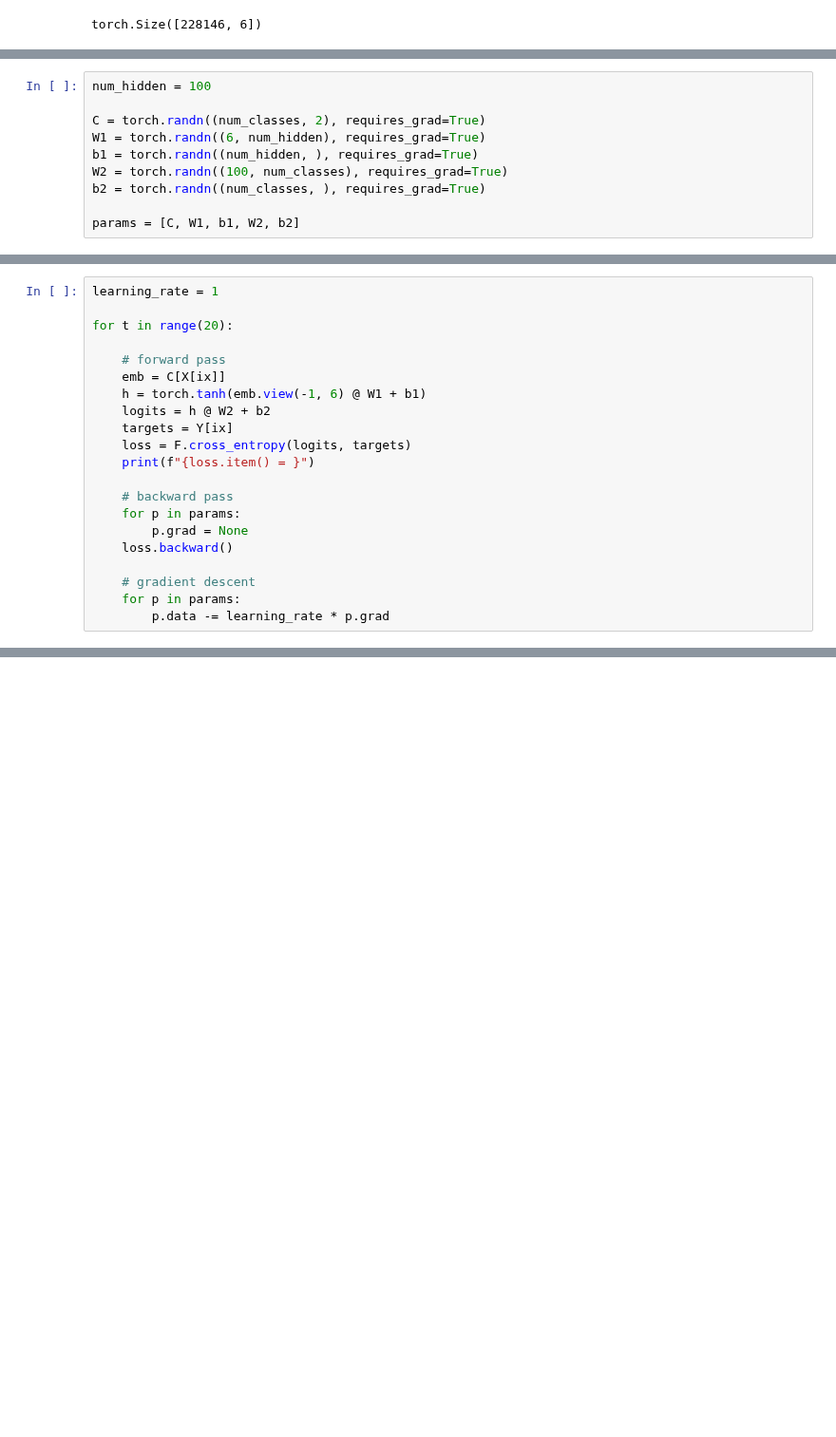
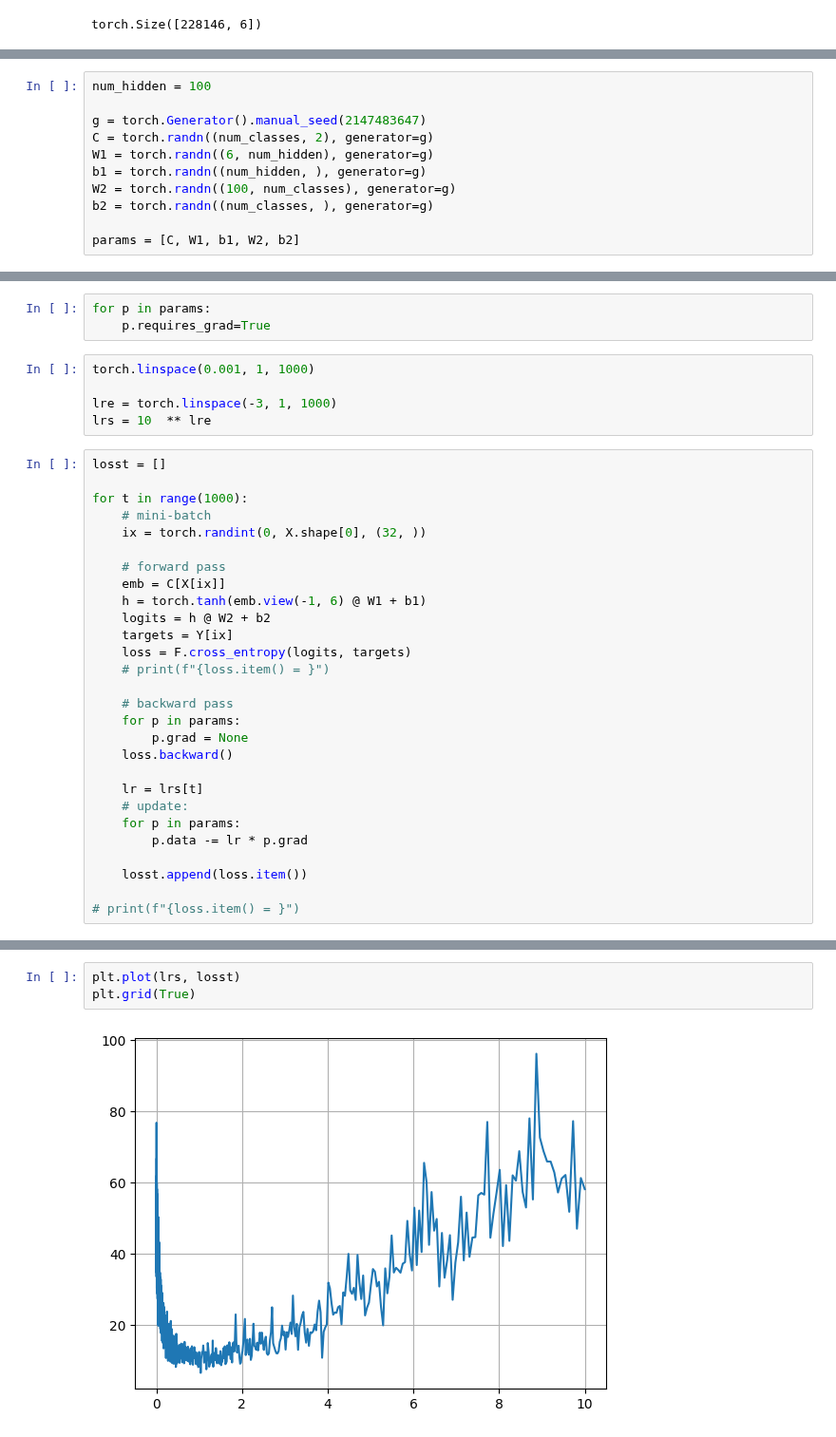
Before and after one commit to h2oduct/nn-zero-to-hero, a Jupyter notebook: lectures/makemore/self_makemore_part2_mlp.ipynb, the cells around one changed output, grey strips where cells are left out. Shown at 95% size. Cells and saved outputs as stored; diff of their text form; blank space fills up the shorter version.

Commit message:
todo: optimization of hyper params

```diff
--- a/lectures/makemore/self_makemore_part2_mlp.ipynb
+++ b/lectures/makemore/self_makemore_part2_mlp.ipynb
@@ -947,10 +939,11 @@ tensor([[-0.6929,  1.7014, -0.6929,  1.7014, -0.6929,  1.7014],
 # %%
 num_hidden = 100
 
-C = torch.randn((num_classes, 2), requires_grad=True)
-W1 = torch.randn((6, num_hidden), requires_grad=True)
-b1 = torch.randn((num_hidden, ), requires_grad=True)
-W2 = torch.randn((100, num_classes), requires_grad=True)
-b2 = torch.randn((num_classes, ), requires_grad=True)
+g = torch.Generator().manual_seed(2147483647)
+C = torch.randn((num_classes, 2), generator=g)
+W1 = torch.randn((6, num_hidden), generator=g)
+b1 = torch.randn((num_hidden, ), generator=g)
+W2 = torch.randn((100, num_classes), generator=g)
+b2 = torch.randn((num_classes, ), generator=g)
 
 params = [C, W1, b1, W2, b2]
@@ -965,7 +962,17 @@ tensor([ 39105, 166103,   6189, 190979,  18736,  27710, 100267, 174581,  45206,
+# %%
+for p in params:
+    p.requires_grad=True
+# %%
+torch.linspace(0.001, 1, 1000)
+
+lre = torch.linspace(-3, 1, 1000)
+lrs = 10  ** lre
 # %%
-learning_rate = 1
+losst = []
 
-for t in range(20):
+for t in range(1000):
+    # mini-batch
+    ix = torch.randint(0, X.shape[0], (32, ))
 
     # forward pass
     emb = C[X[ix]]
@@ -973,13 +980,18 @@ for t in range(20):
     logits = h @ W2 + b2
     targets = Y[ix]
     loss = F.cross_entropy(logits, targets)
-    print(f"{loss.item() = }")
+    # print(f"{loss.item() = }")
 
     # backward pass
     for p in params:
         p.grad = None
     loss.backward()
 
-    # gradient descent
+    lr = lrs[t]
+    # update:
     for p in params:
-        p.data -= learning_rate * p.grad
+        p.data -= lr * p.grad
+
+    losst.append(loss.item())
+
+# print(f"{loss.item() = }")
@@ -1006,0 +1003,5 @@ loss.item() = 0.3710276186466217
+# %%
+plt.plot(lrs, losst)
+plt.grid(True)
+# %% [output]
+[figure, added]
```
Also changed, not shown: parts of 12 cells of this notebook.
